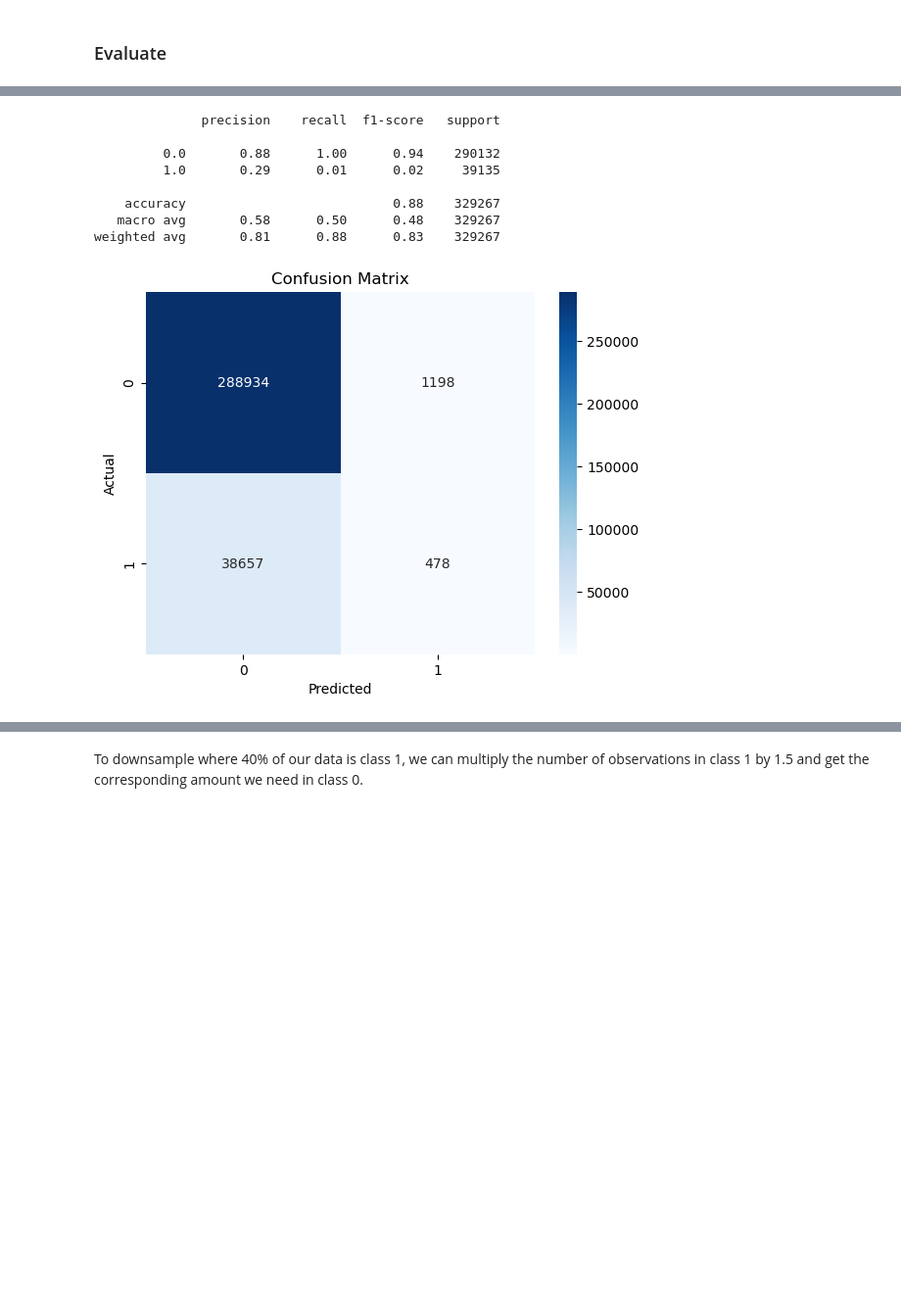
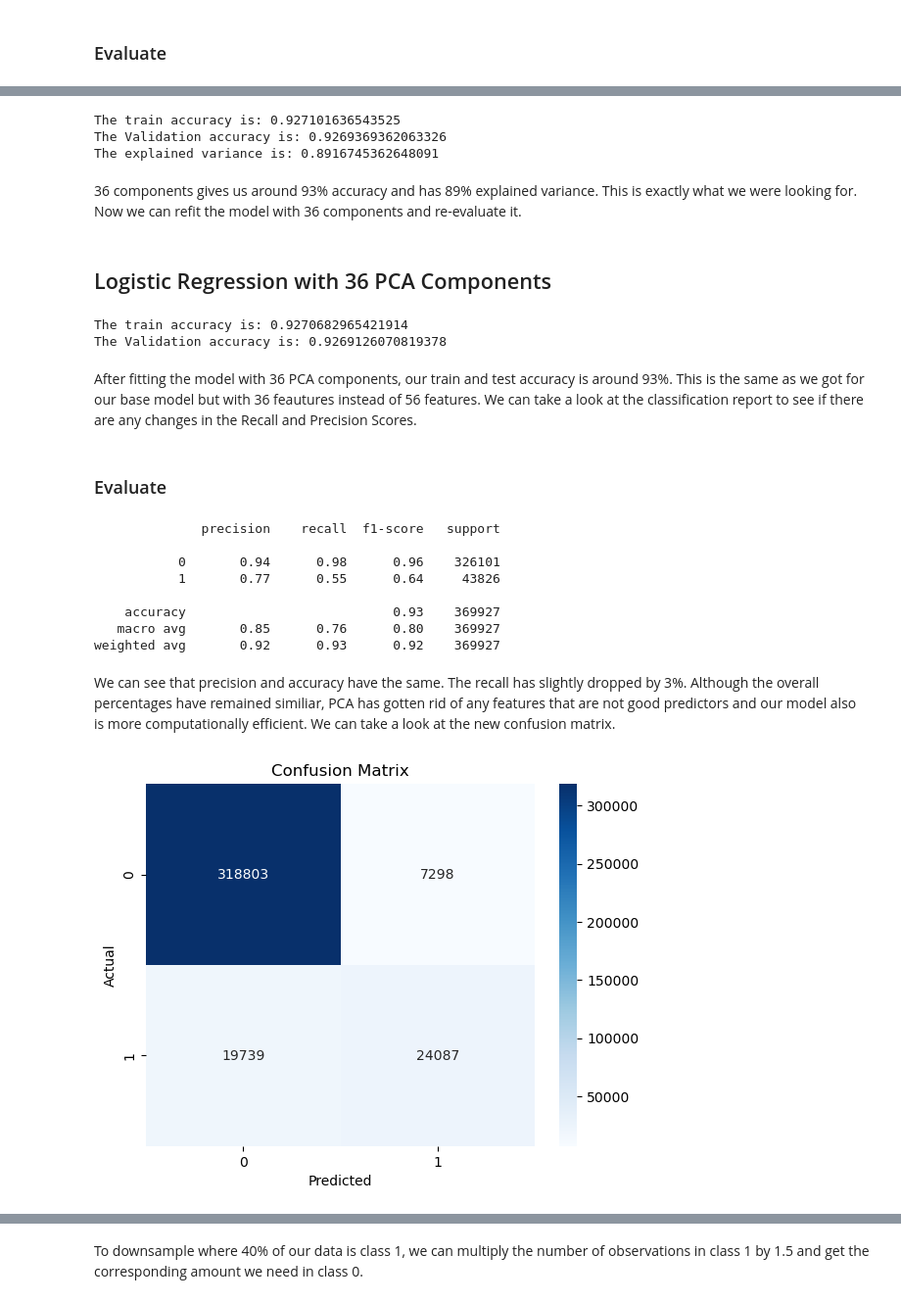
Before and after one commit to devenpatelmac/Loan-Default-Prediction, a Jupyter notebook: capstone_modeling.ipynb, the cells around one changed output, grey strips where cells are left out. Shown at 98% size. Saved outputs shown, nothing was run; the diff lists cells and outputs as text; code cells hidden in the pictures; blank space fills up the shorter version.

```diff
--- a/capstone_modeling.ipynb
+++ b/capstone_modeling.ipynb
@@ -75,5 +84,5 @@ y = accepted_ready['loan_status']
 # Remainder Test Split
 X_rem, X_test, y_rem, y_test = train_test_split(X, y, test_size=0.25, stratify = y, random_state=1)
 
-# Valudation Train Split
-X_train, X_val, y_train, y_val = train_test_split(X_rem, y_rem, test_size=0.25, random_state=1)
+# Validation Train Split
+X_train, X_val, y_train, y_val = train_test_split(X_rem, y_rem, test_size=0.25, stratify = y_rem, random_state=1)
@@ -192,27 +254,61 @@ plt.show()
+# %%
+# find accuracy at 36 components
+print(f'The train accuracy is: {train_accuracy[7]}')
+print(f'The Validation accuracy is: {validation_accuracy[7]}')
+
+# find explained variance at 36 components
+print(f'The explained variance is: {expl_var[7]}')
+# %% [output]
+The train accuracy is: 0.927101636543525
+The Validation accuracy is: 0.9269369362063326
+The explained variance is: 0.8916745362648091
+# %% [markdown]
+36 components gives us around 93% accuracy and has 89% explained variance. This is exactly what we were looking for. Now we can refit the model with 36 components and re-evaluate it.
+# %% [markdown]
+## Logistic Regression with 36 PCA Components
+# %%
+# Instantiate and fit PCA
+pca = PCA(n_components=36)
+X_train_pca = pca.fit_transform(X_train_ss)
+X_val_pca = pca.transform(X_val_ss)
+
+# Instantiate and fit PCA data to Logistic Regression
+log_reg = LogisticRegression(max_iter=10000)
+log_reg.fit(X_train_pca, y_train)
+
+# Evaluate the model
+print(f'The train accuracy is: {log_reg.score(X_train_pca, y_train)}')
+print(f'The Validation accuracy is: {log_reg.score(X_val_pca, y_val)}')
+# %% [output]
+The train accuracy is: 0.9270682965421914
+The Validation accuracy is: 0.9269126070819378
+# %% [markdown]
+After fitting the model with 36 PCA components, our train and test accuracy is around 93%. This is the same as we got for our base model but with 36 feautures instead of 56 features. We can take a look at the classification report to see if there are any changes in the Recall and Precision Scores.
+# %% [markdown]
+### Evaluate
 # %%
-# import classification report
-from sklearn.metrics import classification_report
-
-# show classification report
-print(classification_report(y_val, log_reg1.predict(X_val_pca)))
+# classification report
+print(classification_report(y_val, log_reg.predict(X_val_pca)))
 # %% [output]
               precision    recall  f1-score   support
 
-         0.0       0.88      1.00      0.94    290132
-         1.0       0.29      0.01      0.02     39135
+           0       0.94      0.98      0.96    326101
+           1       0.77      0.55      0.64     43826
 
-    accuracy                           0.88    329267
-   macro avg       0.58      0.50      0.48    329267
-weighted avg       0.81      0.88      0.83    329267
+    accuracy                           0.93    369927
+   macro avg       0.85      0.76      0.80    369927
+weighted avg       0.92      0.93      0.92    369927
+# %% [markdown]
+We can see that precision and accuracy have the same. The recall has slightly dropped by 3%. Although the overall percentages have remained similiar, PCA has gotten rid of any features that are not good predictors and our model also is more computationally efficient. We can take a look at the new confusion matrix.
 # %%
 # import confusion matrix
 from sklearn.metrics import confusion_matrix
 
 # show heatmap confusion matrix
-sns.heatmap(confusion_matrix(y_val, log_reg1.predict(X_val_pca)), annot=True, fmt='d', cmap='Blues')
+sns.heatmap(confusion_matrix(y_val, log_reg.predict(X_val_pca)), annot=True, fmt='d', cmap='Blues')
 plt.title('Confusion Matrix')
 plt.xlabel('Predicted')
 plt.ylabel('Actual')
 plt.show()
 # %% [output]
-[figure, old version]
+[figure, new version]
```
Also changed, not shown: parts of 195 cells of this notebook.
